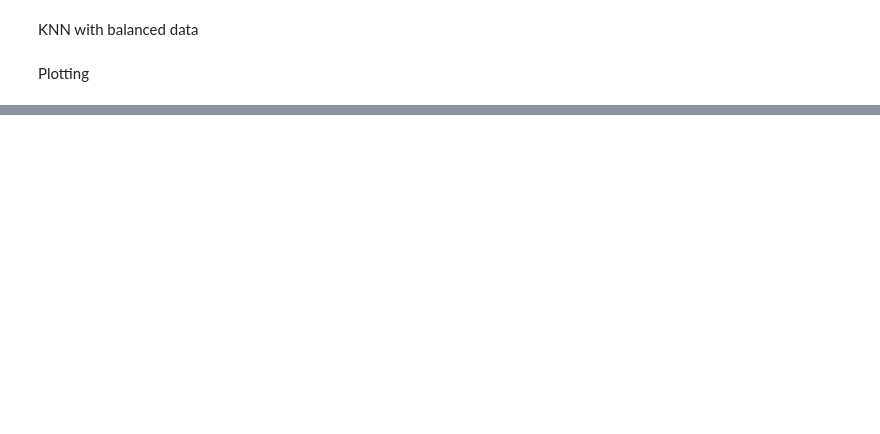
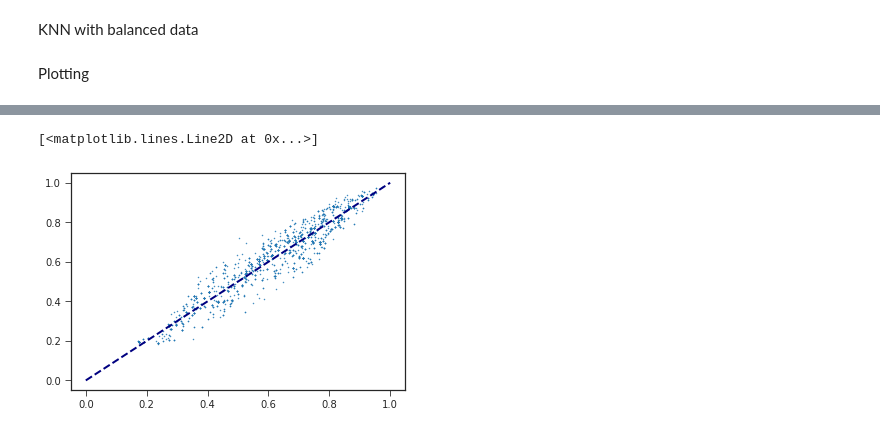
Before and after one commit to kmatusz/accidents, a Jupyter notebook: Modeling.ipynb, the cells around one changed output, grey strips where cells are left out. Saved outputs shown, nothing was run; the diff lists cells and outputs as text; code cells hidden in the pictures; blank space fills up the shorter version.

```diff
--- a/Modeling.ipynb
+++ b/Modeling.ipynb
@@ -948,7 +934,7 @@ x_test_t['user_age'] = x_test_t['user_age']//bin_width
 x_test_t = pd.concat([x_test_t.drop('user_age', axis = 1),
                          pd.get_dummies(x_test_t['user_age'],drop_first = 1)], axis = 1)
 
-x_test_t = x_test_t.drop(11, axis = 1)
+# x_test_t = x_test_t.drop(11, axis = 1)
 y_test_t = y_test.copy()
 # %%
 print(x_test_t.shape)
@@ -1072,0 +1057,6 @@ SyntaxError: invalid syntax (<ipython-input-68-36fa7310ced2>, line 9)
+# %%
+plt.scatter(cali_model.predict_proba(x_test_t)[:2000,1], reg_t.predict_proba(x_test_t)[:2000,1], s=0.2)
+plt.plot([0, 1], [0, 1], color='navy', lw=2, linestyle='--')
+# %% [output]
+[<matplotlib.lines.Line2D at 0x...>]
+[figure, added]
```
Also changed, not shown: parts of 33 cells of this notebook, 2 other files.
